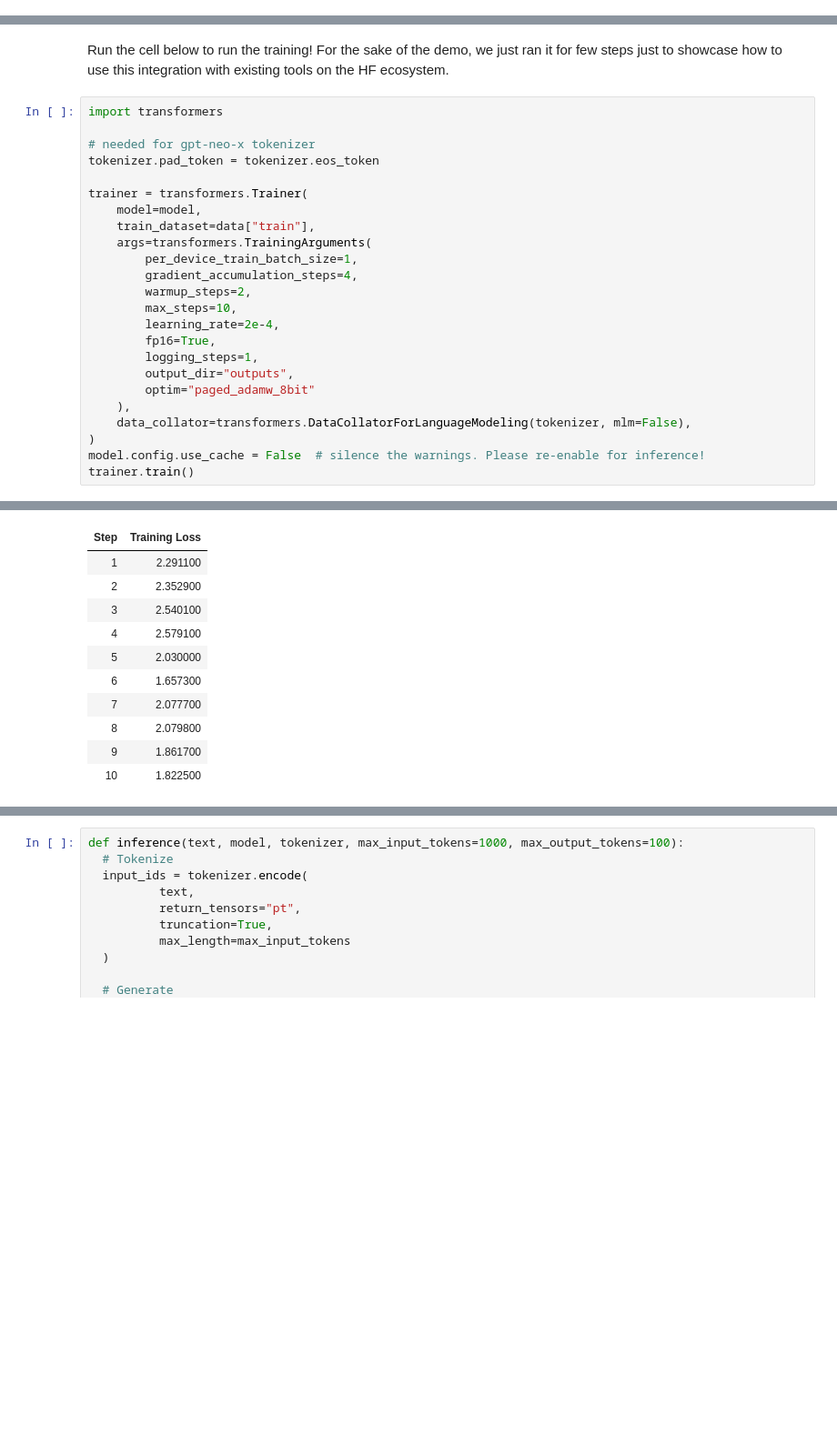
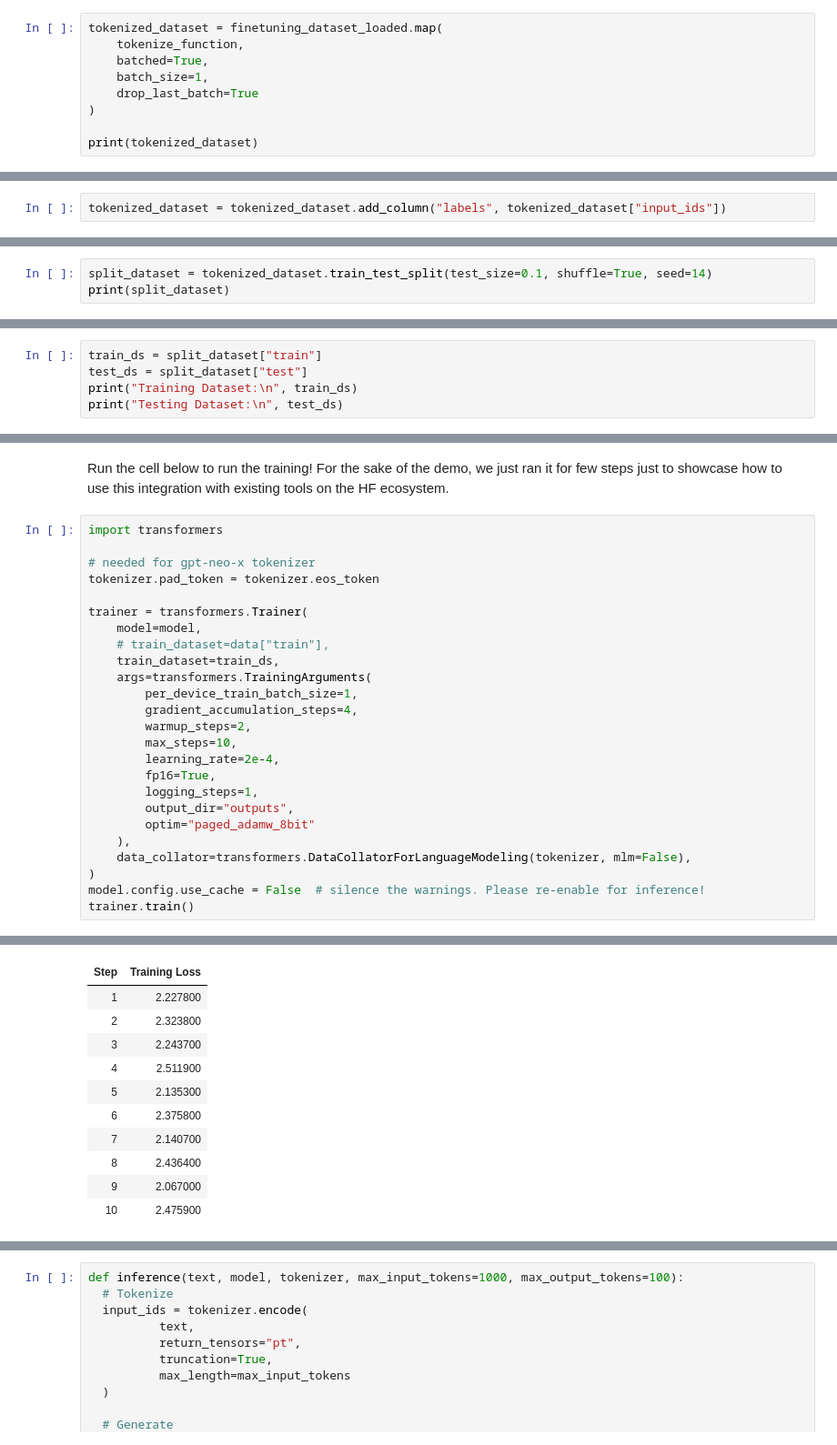
Before and after one commit to FarshadAmiri/Fine-Tuning-on-LlaMa2, a Jupyter notebook: QLoRa_bnb_4bit_training(Sentdex).ipynb, the cells around one changed output, grey strips where cells are left out. Shown at 91% size. Drawn from its saved outputs; the diff is of its cells as text; blank space fills up the shorter version.

```diff
--- a/QLoRa_bnb_4bit_training(Sentdex).ipynb
+++ b/QLoRa_bnb_4bit_training(Sentdex).ipynb
@@ -124,0 +173,9 @@ data['train']['quote']
+# %%
+tokenized_dataset = finetuning_dataset_loaded.map(
+    tokenize_function,
+    batched=True,
+    batch_size=1,
+    drop_last_batch=True
+)
+
+print(tokenized_dataset)
@@ -124,0 +187,2 @@ data['train']['quote']
+# %%
+tokenized_dataset = tokenized_dataset.add_column("labels", tokenized_dataset["input_ids"])
@@ -124,0 +209,3 @@ data['train']['quote']
+# %%
+split_dataset = tokenized_dataset.train_test_split(test_size=0.1, shuffle=True, seed=14)
+print(split_dataset)
@@ -124,0 +223,5 @@ data['train']['quote']
+# %%
+train_ds = split_dataset["train"]
+test_ds = split_dataset["test"]
+print("Training Dataset:\n", train_ds)
+print("Testing Dataset:\n", test_ds)
@@ -132,7 +248,8 @@ tokenizer.pad_token = tokenizer.eos_token
 
 trainer = transformers.Trainer(
     model=model,
-    train_dataset=data["train"],
+    # train_dataset=data["train"],
+    train_dataset=train_ds,
     args=transformers.TrainingArguments(
         per_device_train_batch_size=1,
         gradient_accumulation_steps=4,
@@ -154,11 +271,11 @@ You're using a LlamaTokenizerFast tokenizer. Please note that with a fast tokeni
 | Step | Training Loss |
-| 1 | 2.291100 |
-| 2 | 2.352900 |
-| 3 | 2.540100 |
-| 4 | 2.579100 |
-| 5 | 2.030000 |
-| 6 | 1.657300 |
-| 7 | 2.077700 |
-| 8 | 2.079800 |
-| 9 | 1.861700 |
-| 10 | 1.822500 |
+| 1 | 2.227800 |
+| 2 | 2.323800 |
+| 3 | 2.243700 |
+| 4 | 2.511900 |
+| 5 | 2.135300 |
+| 6 | 2.375800 |
+| 7 | 2.140700 |
+| 8 | 2.436400 |
+| 9 | 2.067000 |
+| 10 | 2.475900 |
```
Also changed, not shown: parts of 22 cells of this notebook.
